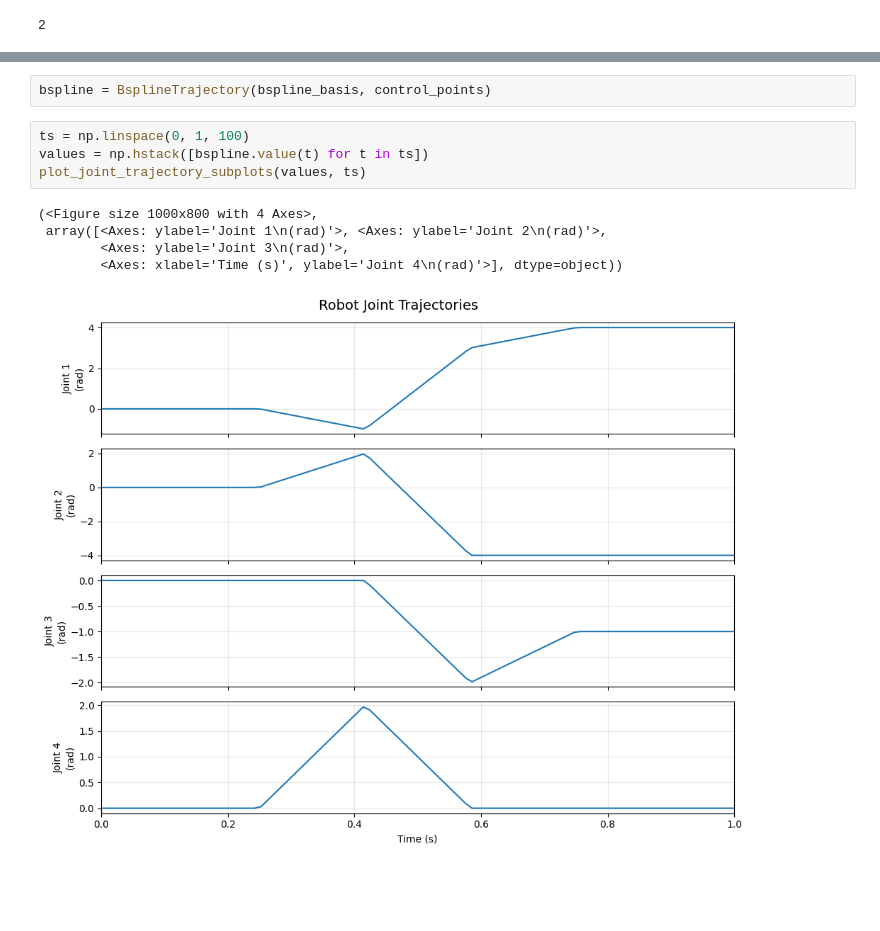
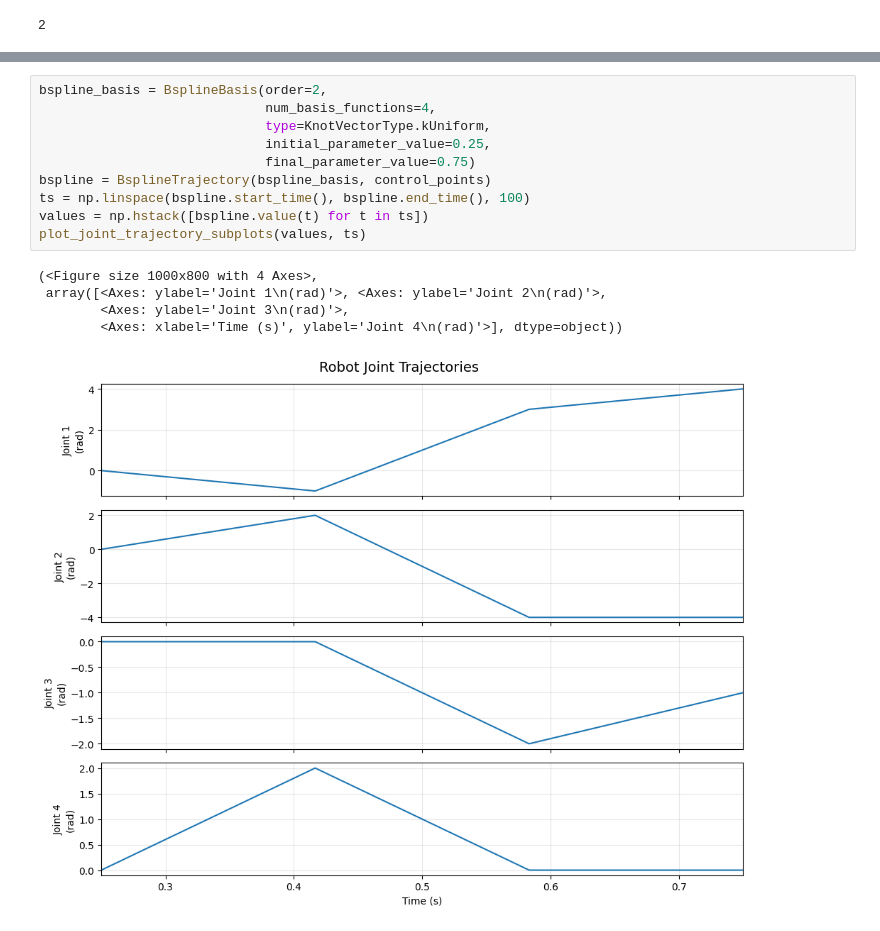
Before and after one commit to JafarAbdi/ramp, a Jupyter notebook: Drake.ipynb, the cells around one changed output, grey strips where cells are left out. Cells and saved outputs as stored; diff of their text form; blank space fills up the shorter version.

```diff
--- a/Drake.ipynb
+++ b/Drake.ipynb
@@ -127,14 +129,18 @@ bspline_basis.knots()
  0.75,
  0.9166666666666666]
 # %%
+bspline_basis = BsplineBasis(order=2,
+                             num_basis_functions=4,
+                             type=KnotVectorType.kUniform,
+                             initial_parameter_value=0.25,
+                             final_parameter_value=0.75)
 bspline = BsplineTrajectory(bspline_basis, control_points)
+ts = np.linspace(bspline.start_time(), bspline.end_time(), 100)
+values = np.hstack([bspline.value(t) for t in ts])
+plot_joint_trajectory_subplots(values, ts)
+# %% [output]
+(<Figure size 1000x800 with 4 Axes>,
+ array([<Axes: ylabel='Joint 1\n(rad)'>, <Axes: ylabel='Joint 2\n(rad)'>,
+        <Axes: ylabel='Joint 3\n(rad)'>,
+        <Axes: xlabel='Time (s)', ylabel='Joint 4\n(rad)'>], dtype=object))
+[figure, added]
-# %%
-ts = np.linspace(0, 1, 100)
-values = np.hstack([bspline.value(t) for t in ts])
-plot_joint_trajectory_subplots(values, ts)
-# %% [output]
-(<Figure size 1000x800 with 4 Axes>,
- array([<Axes: ylabel='Joint 1\n(rad)'>, <Axes: ylabel='Joint 2\n(rad)'>,
-        <Axes: ylabel='Joint 3\n(rad)'>,
-        <Axes: xlabel='Time (s)', ylabel='Joint 4\n(rad)'>], dtype=object))
-[figure, removed]
```
Also changed, not shown: parts of 13 cells of this notebook, 1 other file.
